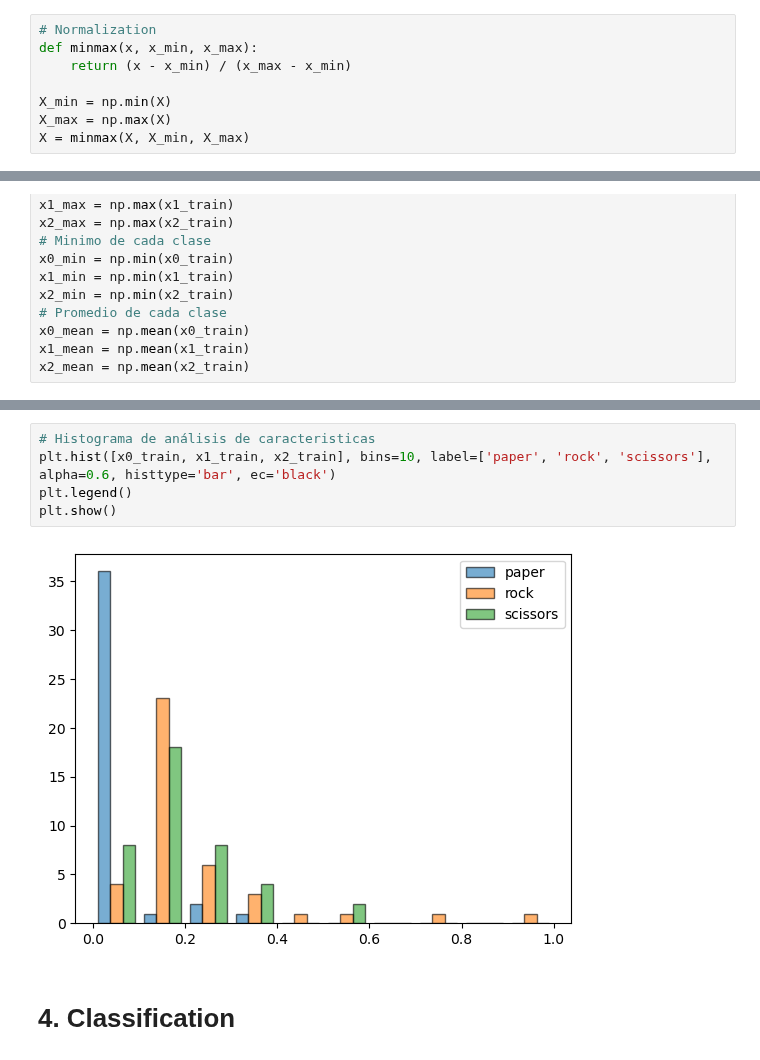
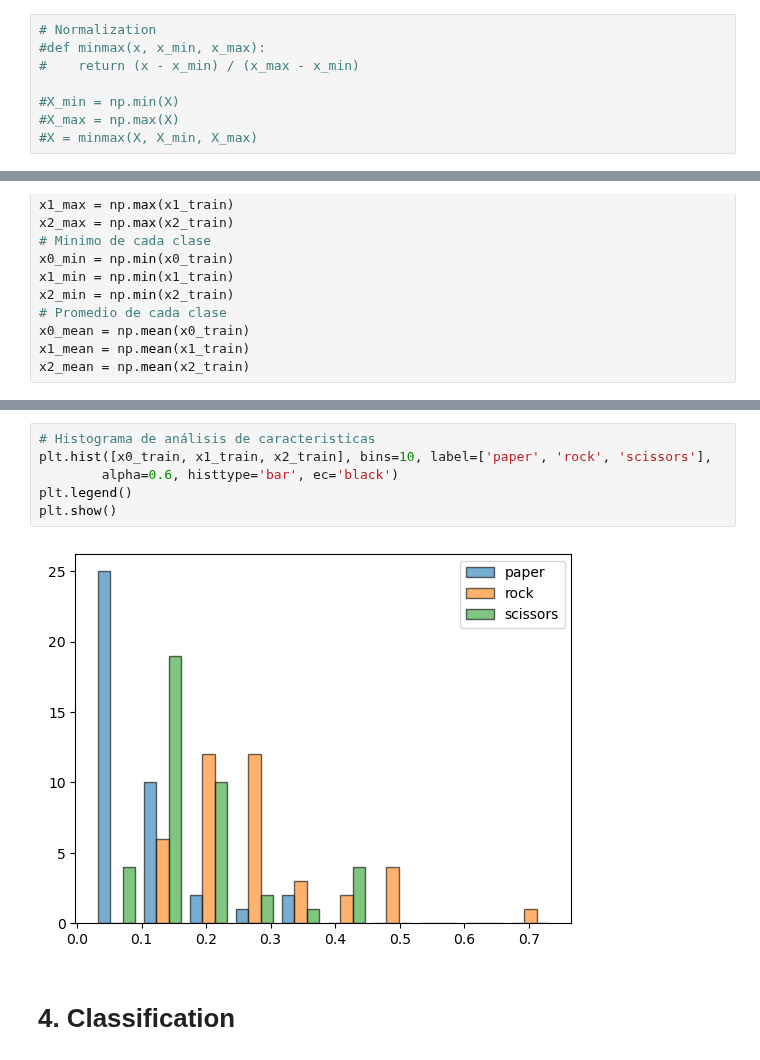
Before and after one commit to pedrozavalat/iic3724-tareas, a Jupyter notebook: T1/T1_PedroPabloZavalaTejos.ipynb, the cells around one changed output, grey strips where cells are left out. Cells and saved outputs as stored; diff of their text form.

```diff
--- a/T1/T1_PedroPabloZavalaTejos_area.ipynb
+++ b/T1/T1_PedroPabloZavalaTejos.ipynb
@@ -270,12 +350,12 @@ loading image kchipun/img_03_0049.png ...
 loading image kchipun/img_03_0050.png ...
 # %%
 # Normalization
-def minmax(x, x_min, x_max):
-    return (x - x_min) / (x_max - x_min)
+#def minmax(x, x_min, x_max):
+#    return (x - x_min) / (x_max - x_min)
 
-X_min = np.min(X)
-X_max = np.max(X)
-X = minmax(X, X_min, X_max)
+#X_min = np.min(X)
+#X_max = np.max(X)
+#X = minmax(X, X_min, X_max)
 # %% [markdown]
 # 3. Training and testing subsets
 # %%
@@ -339,10 +419,11 @@ Class 3 (scissors):
 # %%
 # Histograma de análisis de caracteristicas
-plt.hist([x0_train, x1_train, x2_train], bins=10, label=['paper', 'rock', 'scissors'], alpha=0.6, histtype='bar', ec='black')
+plt.hist([x0_train, x1_train, x2_train], bins=10, label=['paper', 'rock', 'scissors'],
+        alpha=0.6, histtype='bar', ec='black')
 plt.legend()
 plt.show()
 # %% [output]
-[figure, old version]
+[figure, new version]
 # %% [markdown]
 # 4. Classification
 # %%
```
Also changed, not shown: parts of 11 cells of this notebook.
